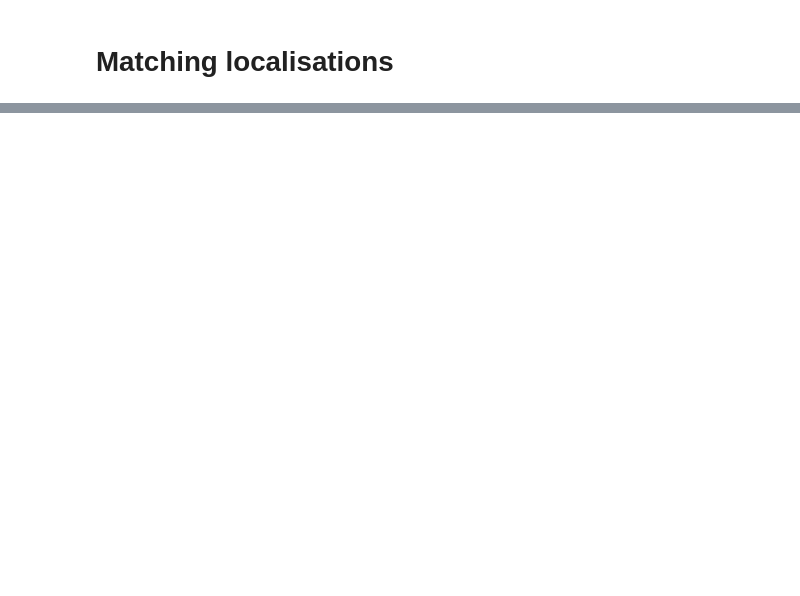
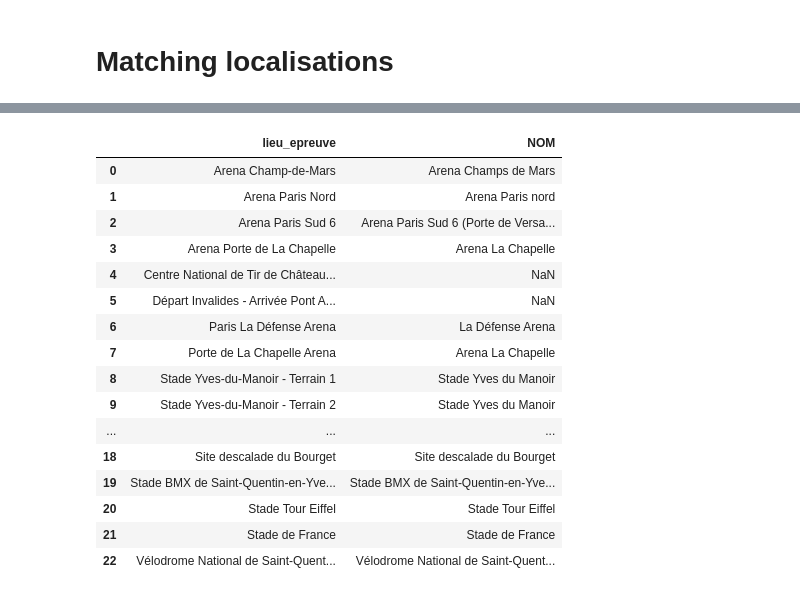
Before and after one commit to pierreantoineviudes/infra_jo_viz, a Jupyter notebook: data_preprocessing/Preprocessing_recap.ipynb, the cells around one changed output, grey strips where cells are left out. Drawn from its saved outputs; the diff is of its cells as text; code cells hidden in the pictures; blank space fills up the shorter version.

```diff
--- a/data_preprocessing/Preprocessing_recap.ipynb
+++ b/data_preprocessing/Preprocessing_recap.ipynb
@@ -340,3 +456,24 @@ df4
+# %%
+#Reste plus que le matching --> NAAN
+matching_infras2
+# %% [output]
+|  | lieu_epreuve | NOM |
+| 0 | Arena Champ-de-Mars | Arena Champs de Mars |
+| 1 | Arena Paris Nord | Arena Paris nord |
+| 2 | Arena Paris Sud 6 | Arena Paris Sud 6 (Porte de Versa... |
+| 3 | Arena Porte de La Chapelle | Arena La Chapelle |
+| 4 | Centre National de Tir de Château... | NaN |
+| 5 | Départ Invalides - Arrivée Pont A... | NaN |
+| 6 | Paris La Défense Arena | La Défense Arena |
+| 7 | Porte de La Chapelle Arena | Arena La Chapelle |
+| 8 | Stade Yves-du-Manoir - Terrain 1 | Stade Yves du Manoir |
+| 9 | Stade Yves-du-Manoir - Terrain 2 | Stade Yves du Manoir |
+| ... | ... | ... |
+| 18 | Site descalade du Bourget | Site descalade du Bourget |
+| 19 | Stade BMX de Saint-Quentin-en-Yve... | Stade BMX de Saint-Quentin-en-Yve... |
+| 20 | Stade Tour Eiffel | Stade Tour Eiffel |
+| 21 | Stade de France | Stade de France |
+| 22 | Vélodrome National de Saint-Quent... | Vélodrome National de Saint-Quent... |
 # %%
 df4[df4["discipline"] == "Athletisme"]
 # %% [output]
```
Also changed, not shown: parts of 11 cells of this notebook, 4 other files.
